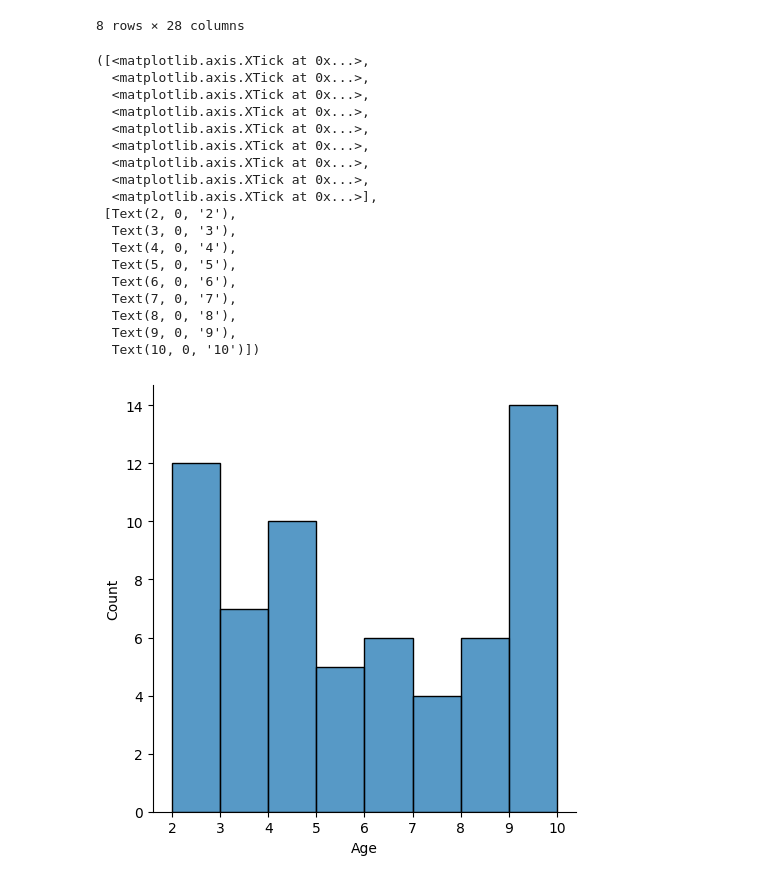
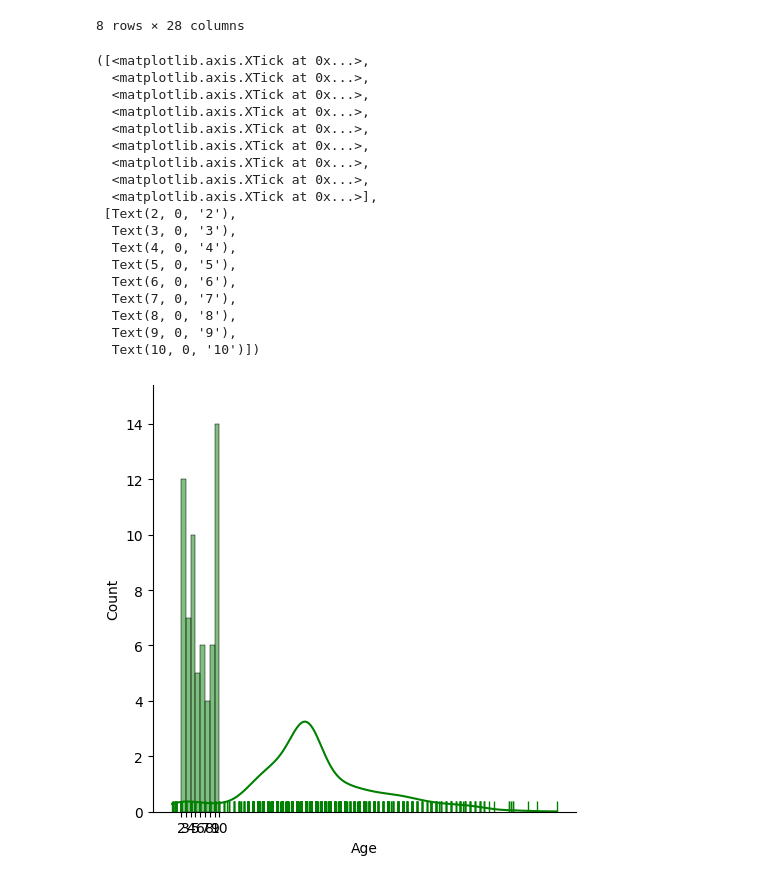
Before and after one commit to Gagan021-5/Jupyter-Notebook, a Jupyter notebook: dtvisual2.ipynb, the cells around one changed output. Saved outputs shown, nothing was run; the diff lists cells and outputs as text; code cells hidden in the pictures.

```diff
--- a/dtvisual2.ipynb
+++ b/dtvisual2.ipynb
@@ -38,25 +38,25 @@ df.describe()
 8 rows × 28 columns
 # %%
 bins  = [2,3,4,5,6,7,8,9,10]       ##user defined valus ko plot krna
-sb.displot(df['Age'],bins=bins)
+sb.displot(df['Age'],bins=bins,rug=True,color='green',kde=True,kind='hist')
 plt.xticks(bins)
 # %% [output]
 ([<matplotlib.axis.XTick at 0x...>,
   <matplotlib.axis.XTick at 0x...>,
   <matplotlib.axis.XTick at 0x...>,
   <matplotlib.axis.XTick at 0x...>,
   <matplotlib.axis.XTick at 0x...>,
   <matplotlib.axis.XTick at 0x...>,
   <matplotlib.axis.XTick at 0x...>,
   <matplotlib.axis.XTick at 0x...>,
   <matplotlib.axis.XTick at 0x...>],
  [Text(2, 0, '2'),
   Text(3, 0, '3'),
   Text(4, 0, '4'),
   Text(5, 0, '5'),
   Text(6, 0, '6'),
   Text(7, 0, '7'),
   Text(8, 0, '8'),
   Text(9, 0, '9'),
   Text(10, 0, '10')])
-[figure, old version]
+[figure, new version]
```
Also changed, not shown: 1 other file.
